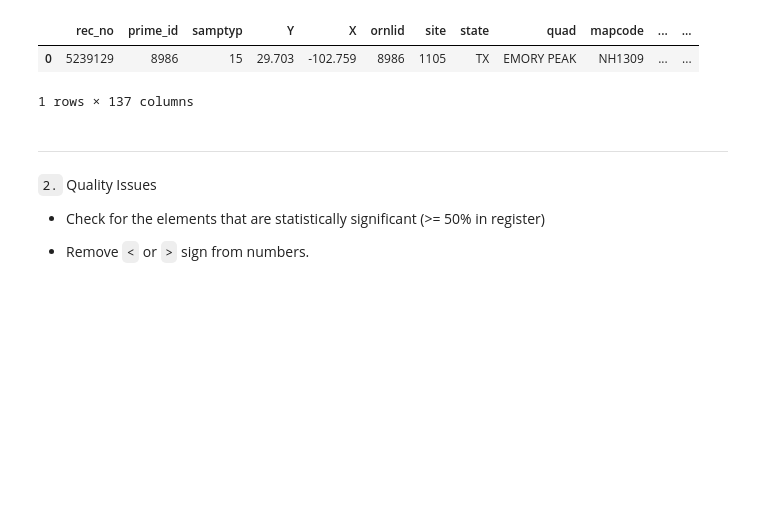
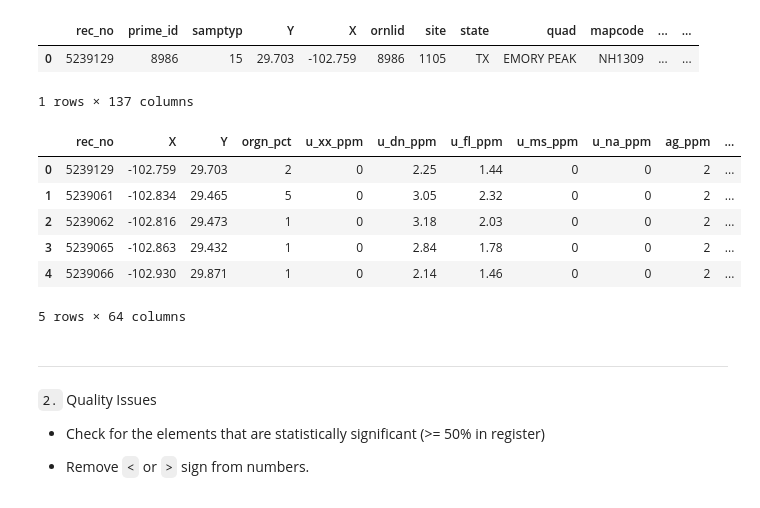
Before and after one commit to ShaleBale/StreamSediments, a Jupyter notebook: 1.1 - Data Assessing and Data Cleaning.ipynb, the cells around one changed output. Saved outputs shown, nothing was run; the diff lists cells and outputs as text; code cells hidden in the pictures; blank space fills up the shorter version.

```diff
--- a/1.1 - Data Assessing and Data Cleaning.ipynb
+++ b/1.1 - Data Assessing and Data Cleaning.ipynb
@@ -118,3 +108,16 @@ NURE_15.head(1)
+# %%
+NURE_15 = NURE_15[['rec_no', 'X', 'Y'] + elements]
+
+# Displaying the filtered DataFrame
+NURE_15.head()
+# %% [output]
+|  | rec_no | X | Y | orgn_pct | u_xx_ppm | u_dn_ppm | u_fl_ppm | u_ms_ppm | u_na_ppm | ag_ppm | ... |
+| 0 | 5239129 | -102.759 | 29.703 | 2 | 0 | 2.25 | 1.44 | 0 | 0 | 2 | ... |
+| 1 | 5239061 | -102.834 | 29.465 | 5 | 0 | 3.05 | 2.32 | 0 | 0 | 2 | ... |
+| 2 | 5239062 | -102.816 | 29.473 | 1 | 0 | 3.18 | 2.03 | 0 | 0 | 2 | ... |
+| 3 | 5239065 | -102.863 | 29.432 | 1 | 0 | 2.84 | 1.78 | 0 | 0 | 2 | ... |
+| 4 | 5239066 | -102.930 | 29.871 | 1 | 0 | 2.14 | 1.46 | 0 | 0 | 2 | ... |
+5 rows × 64 columns
 # %% [markdown]
 ___
 
```
Also changed, not shown: parts of 12 cells of this notebook.
